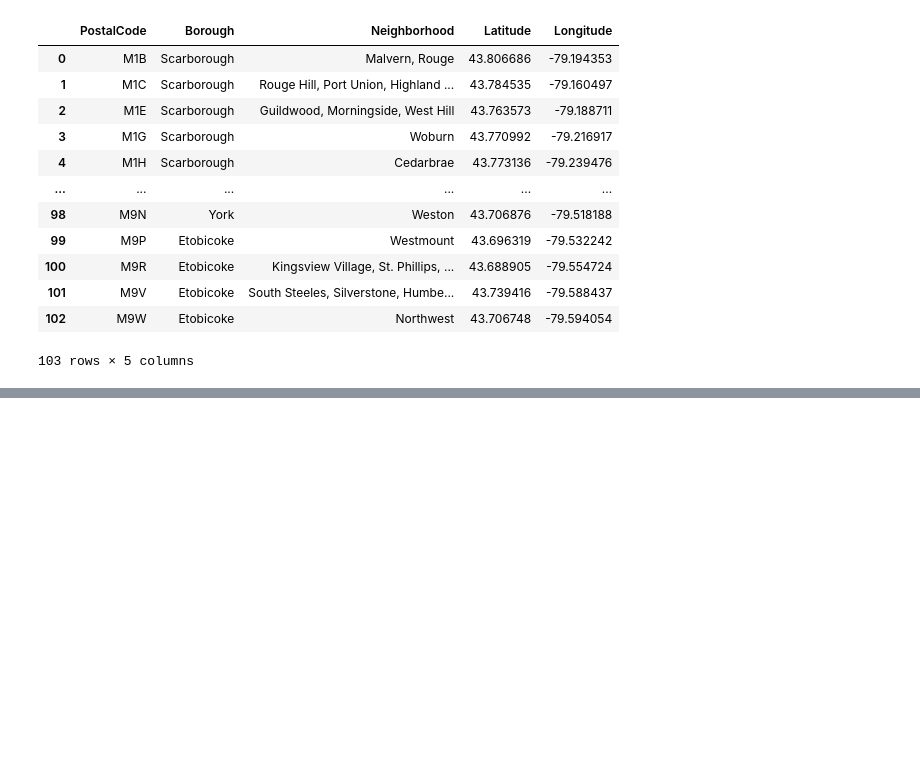
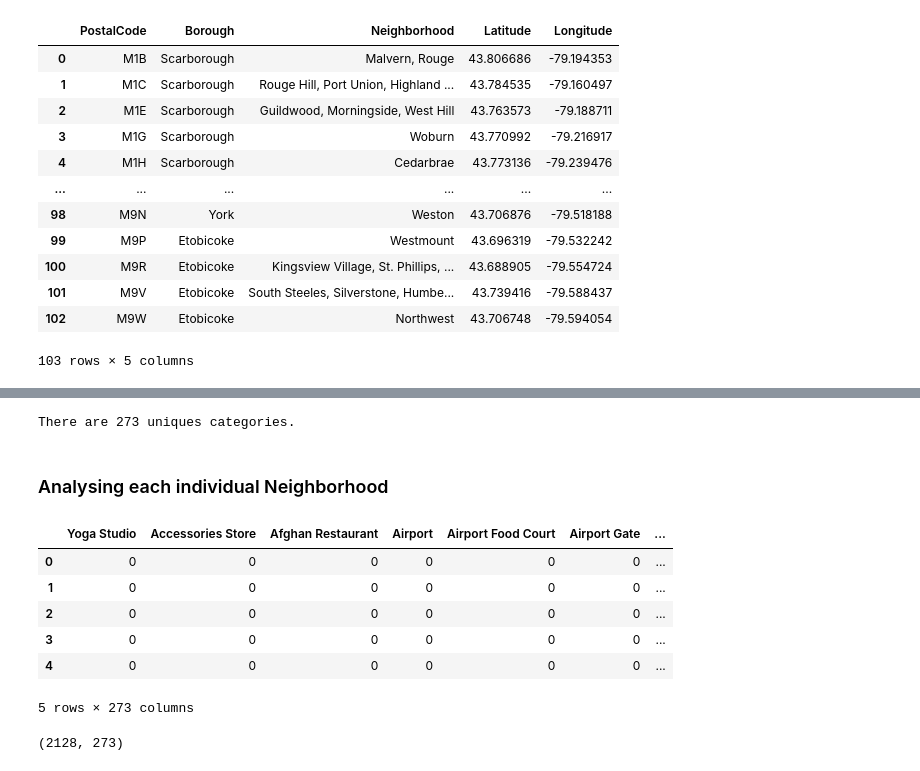
Before and after one commit to JPLue/Segmenting-and-Clustering-Neighborhoods-in-Toronto, a Jupyter notebook: Part 3 - Segmenting and Clustering Neighborhoods in Toronto-Copy1.ipynb, the cells around one changed output, grey strips where cells are left out. Cells and saved outputs as stored; diff of their text form; code cells hidden in the pictures; blank space fills up the shorter version.

```diff
--- a/Part 3 - Segmenting and Clustering Neighborhoods in Toronto-Copy1.ipynb
+++ b/Part 3 - Segmenting and Clustering Neighborhoods in Toronto-Copy1.ipynb
@@ -185,0 +198,6 @@ df_geo
+# %%
+# getting the latitude and longitude for Downtown Toronto
+result = geocode('Downtown, Toronto, Canada', provider = 'nominatim')
+point = result.geometry.iloc[0]
+toronto_lat = point.y
+toronto_long = point.x
@@ -185,0 +337,31 @@ df_geo
+# %%
+# unique categories of venues
+print('There are {} uniques categories.'.format(len(toronto_venues['Venue Category'].unique())))
+# %% [output]
+There are 273 uniques categories.
+# %% [markdown]
+### Analysing each individual Neighborhood
+# %%
+# one hot encoding
+toronto_onehot = pd.get_dummies(toronto_venues[['Venue Category']], prefix="", prefix_sep="")
+
+# add neighborhood column back to dataframe
+toronto_onehot['Neighborhood'] = toronto_venues['Neighborhood']
+
+# move neighborhood column to the first column
+fixed_columns = [toronto_onehot.columns[-1]] + list(toronto_onehot.columns[:-1])
+toronto_onehot = toronto_onehot[fixed_columns]
+
+toronto_onehot.head()
+# %% [output]
+|  | Yoga Studio | Accessories Store | Afghan Restaurant | Airport | Airport Food Court | Airport Gate | ... |
+| 0 | 0 | 0 | 0 | 0 | 0 | 0 | ... |
+| 1 | 0 | 0 | 0 | 0 | 0 | 0 | ... |
+| 2 | 0 | 0 | 0 | 0 | 0 | 0 | ... |
+| 3 | 0 | 0 | 0 | 0 | 0 | 0 | ... |
+| 4 | 0 | 0 | 0 | 0 | 0 | 0 | ... |
+5 rows × 273 columns
+# %%
+toronto_onehot.shape
+# %% [output]
+(2128, 273)
```
Also changed, not shown: parts of 23 cells of this notebook.
